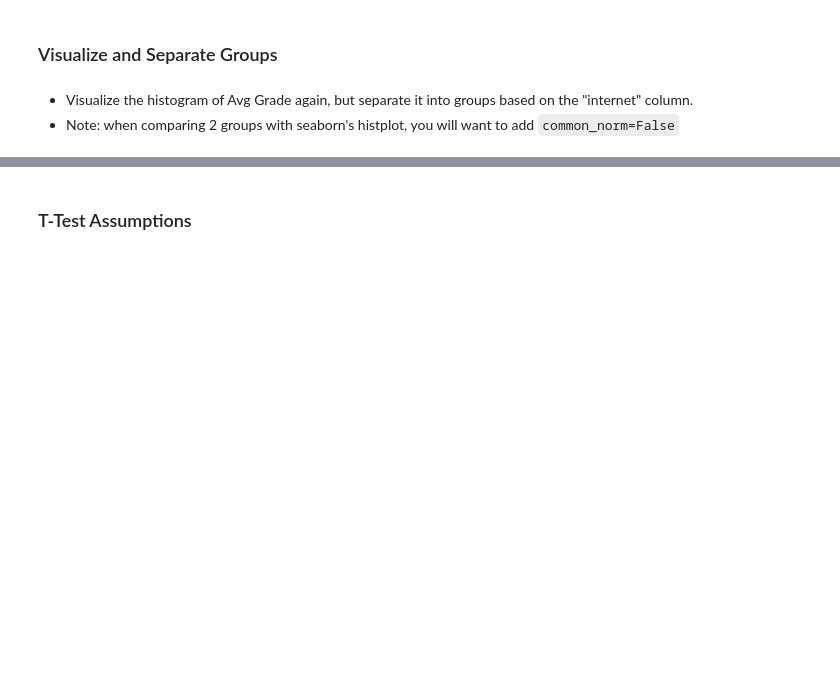
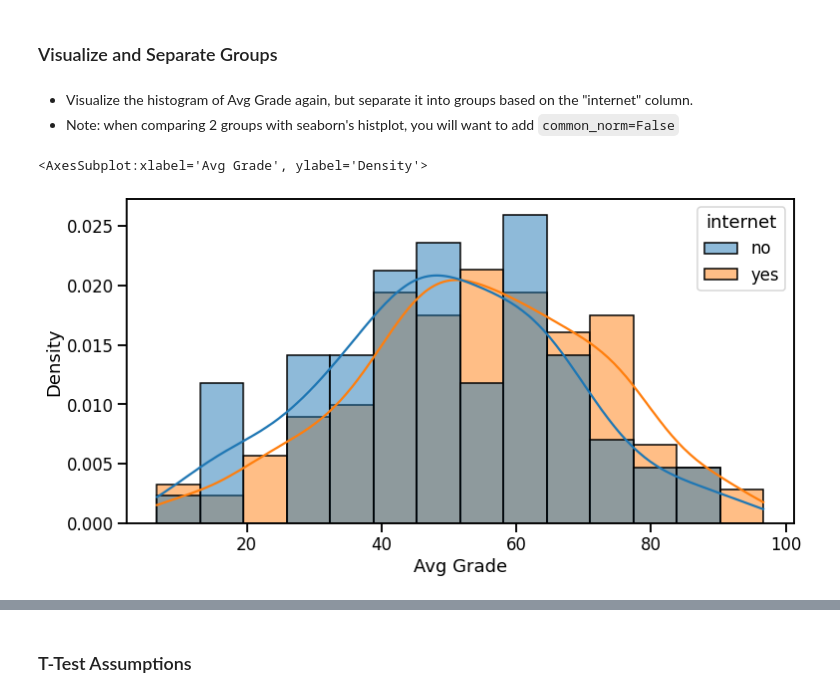
Before and after one commit to coding-dojo-data-science/data-enrichment-wk15-lect01-codealong, a Jupyter notebook: PreClass - From Distributions to Hypothesis.ipynb, the cells around one changed output, grey strips where cells are left out. Saved outputs shown, nothing was run; the diff lists cells and outputs as text; code cells hidden in the pictures; blank space fills up the shorter version.

```diff
--- a/PreClass - From Distributions to Hypothesis.ipynb
+++ b/PreClass - From Distributions to Hypothesis.ipynb
@@ -221,7 +230,10 @@ Compare this to...
 - Note: when comparing 2 groups with seaborn's histplot, you will want to add `common_norm=False`
 # %%
 ## visualize the histobram of Avg Grade again, but separate it by "internet"
-sns.histplot(data=df, x='avg grade', hue='internet',common_norm=False,
+sns.histplot(data=df, x='Avg Grade', hue='internet',common_norm=False,
              stat='density',kde=True)
+# %% [output]
+<AxesSubplot:xlabel='Avg Grade', ylabel='Density'>
+[figure, added]
 # %%
 ## Plot a bar plot of the Avg Grade for students with internet vs those that do not have it
```
Also changed, not shown: parts of 11 cells of this notebook, 1 other file.
